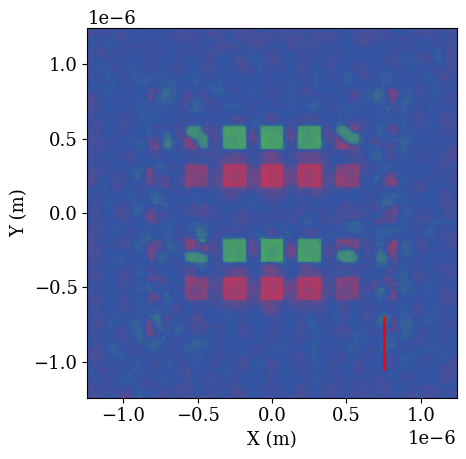
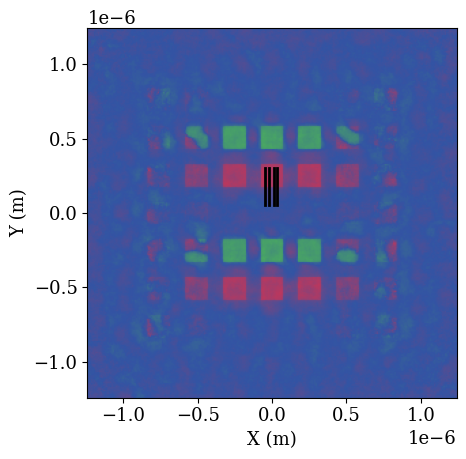
The change to this notebook cell's code, shown as a diff; its figure went from the first image to the second:
--- before
+++ after
@@ -88,29 +88,22 @@
 
 
-# Real-world coordinate grid
-#x = np.linspace(-5.0, 5.0, 300)
-#y = np.linspace(-3.0, 3.0, 200)
-#X, Y = np.meshgrid(x, y)
+
 X, Y = X_obj_cropped.cpu().numpy(), Y_obj_cropped.cpu().numpy()
-# Asymmetric Gaussian + secondary bump
-data = (
-    np.exp(-((X - 1.0) ** 2 / 2.0 + (Y + 0.5) ** 2 / 0.8))
-    + 0.4 * np.exp(-((X + 2.5) ** 2 / 0.5 + (Y - 1.0) ** 2 / 1.2))
-    + 0.05 * np.random.default_rng(0).standard_normal(X.shape)
-)
-'''
+
+
 # Good coordinates for phi resolution test
-start = (0.0e-6, 0.05e-6)
-end   = (0.0e-6, 0.3e-6)
+start = [(-0.02e-6, 0.05e-6), (0.01e-6, 0.05e-6), (-0.05e-6, 0.05e-6), (0.03e-6, 0.05e-6)]
+end   = [(-0.02e-6, 0.3e-6), (0.01e-6, 0.3e-6), (-0.05e-6, 0.3e-6), (0.03e-6, 0.3e-6)]
 fit_theta = False
 fit_phi = True
-'''
 
 
+'''
 # Good coordinates for theta resolution test
-start = (0.75e-6, -1.05e-6)
-end   = (0.75e-6, -0.70e-6)
+start = [(0.72e-6, -1.05e-6), (0.75e-6, -1.05e-6), (0.78e-6, -1.05e-6), (0.81e-6, -1.05e-6)]
+end   = [(0.72e-6, -0.70e-6), (0.75e-6, -0.70e-6), (0.78e-6, -0.70e-6), (0.81e-6, -0.70e-6)]
 fit_theta = True
 fit_phi = False
+'''
 
 data_theta = theta
@@ -118,9 +111,9 @@
 
 data_phi = np.mod(data_phi, np.pi)
-#data_theta = np.mod(data_theta, 2*np.pi)
 data_theta = np.abs(np.cos(data_theta))
 
 plt.imshow(data_phi, extent=(X.min(), X.max(), Y.min(), Y.max()), origin='lower', cmap=RGB_scale, vmin=0, vmax=np.pi)
-plt.plot([start[0], end[0]], [start[1], end[1]], 'r-', lw=2)
+for i in range(0, len(start)):
+    plt.plot([start[i][0], end[i][0]], [start[i][1], end[i][1]], 'black', lw=2)
 plt.xlabel("X (m)")
 plt.ylabel("Y (m)")
@@ -128,13 +121,25 @@
 
 plt.imshow(data_theta, extent=(X.min(), X.max(), Y.min(), Y.max()), origin='lower', cmap='magma')
-plt.plot([start[0], end[0]], [start[1], end[1]], 'r-', lw=2)
+for i in range(0, len(start)):
+    plt.plot([start[i][0], end[i][0]], [start[i][1], end[i][1]], 'r-', lw=2)
 plt.xlabel("X (m)")
 plt.ylabel("Y (m)")
 plt.show()
 
-distance_theta, profile_theta, line_x, line_y = extract_cross_section(data_theta, X, Y, start=start, end=end, n_points=None)
-distance_phi, profile_phi, line_x, line_y = extract_cross_section(data_phi, X, Y, start=start, end=end, n_points=None)
+profiles_theta = []
+profiles_phi = []
 
+for i in range(0, len(start)):
+    distance_theta, profile_theta, line_x, line_y = extract_cross_section(data_theta, X, Y, start=start[i], end=end[i], n_points=None)
+    distance_phi, profile_phi, line_x, line_y = extract_cross_section(data_phi, X, Y, start=start[i], end=end[i], n_points=None)
 
+    profiles_theta.append(profile_theta)
+    profiles_phi.append(profile_phi)
+
+profiles_theta = np.array(profiles_theta)
+profiles_phi = np.array(profiles_phi)
+
+profile_theta = np.mean(profiles_theta, axis=0)
+profile_phi = np.mean(profiles_phi, axis=0)
 if fit_theta:
     popt_theta, pcov_theta = curve_fit(

Commit: Ran a full fluence dependence test